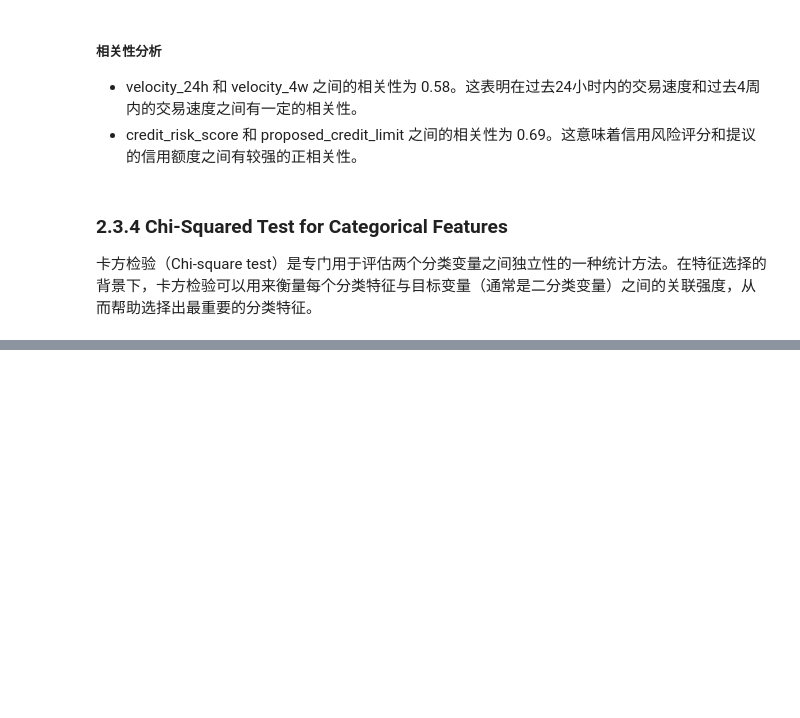
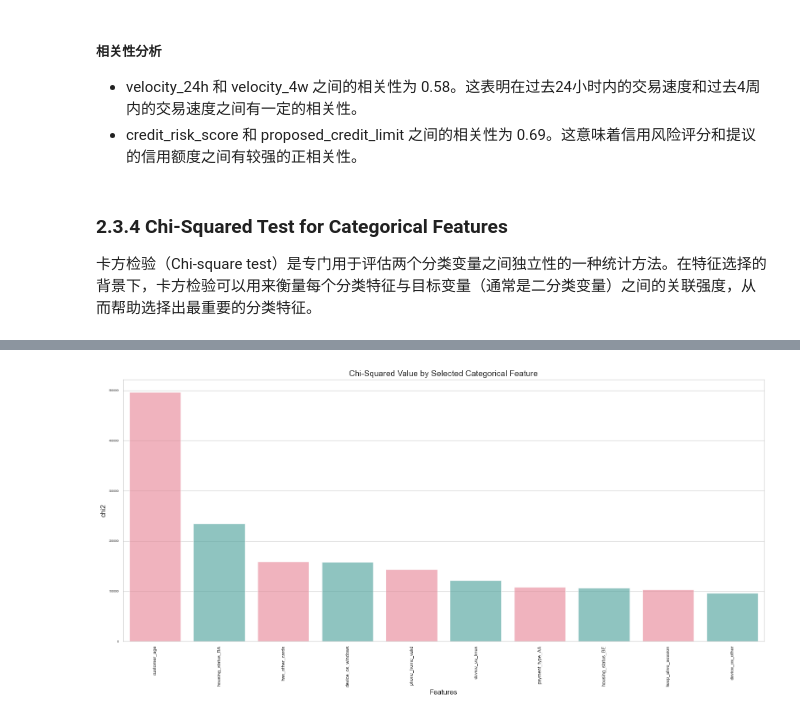
Before and after one commit to Slliki/BankFraudDetection, a Jupyter notebook: Base_EDA.ipynb, the cells around one changed output, grey strips where cells are left out. Cells and saved outputs as stored; diff of their text form; code cells hidden in the pictures; blank space fills up the shorter version.

```diff
--- a/Base_EDA.ipynb
+++ b/Base_EDA.ipynb
@@ -720,0 +778,18 @@ plt.show()
+# %%
+# 选取前10个特征
+selected_feature_names_chi2 = chi2_scores_df_sorted['Feature'].head(10).tolist()
+# 绘制所选特征的卡方值
+chi2_scores_df_selected = chi2_scores_df_sorted[chi2_scores_df_sorted['Feature'].isin(selected_feature_names_chi2)]
+
+# Set up plot
+plt.figure(figsize=(16, 8))
+sns.barplot(data=chi2_scores_df_selected, x="Feature", y="Score", palette=my_palette, alpha=.6)
+plt.xlabel("Features", fontsize=12)
+plt.ylabel("chi2", fontsize=12)
+plt.xticks(rotation=90, fontsize=8)
+plt.yticks(fontsize=5)
+plt.title("Chi-Squared Value by Selected Categorical Feature", fontsize=14)
+plt.tight_layout()
+plt.show()
+# %% [output]
+[figure, added]
```
Also changed, not shown: parts of 8 cells of this notebook.
